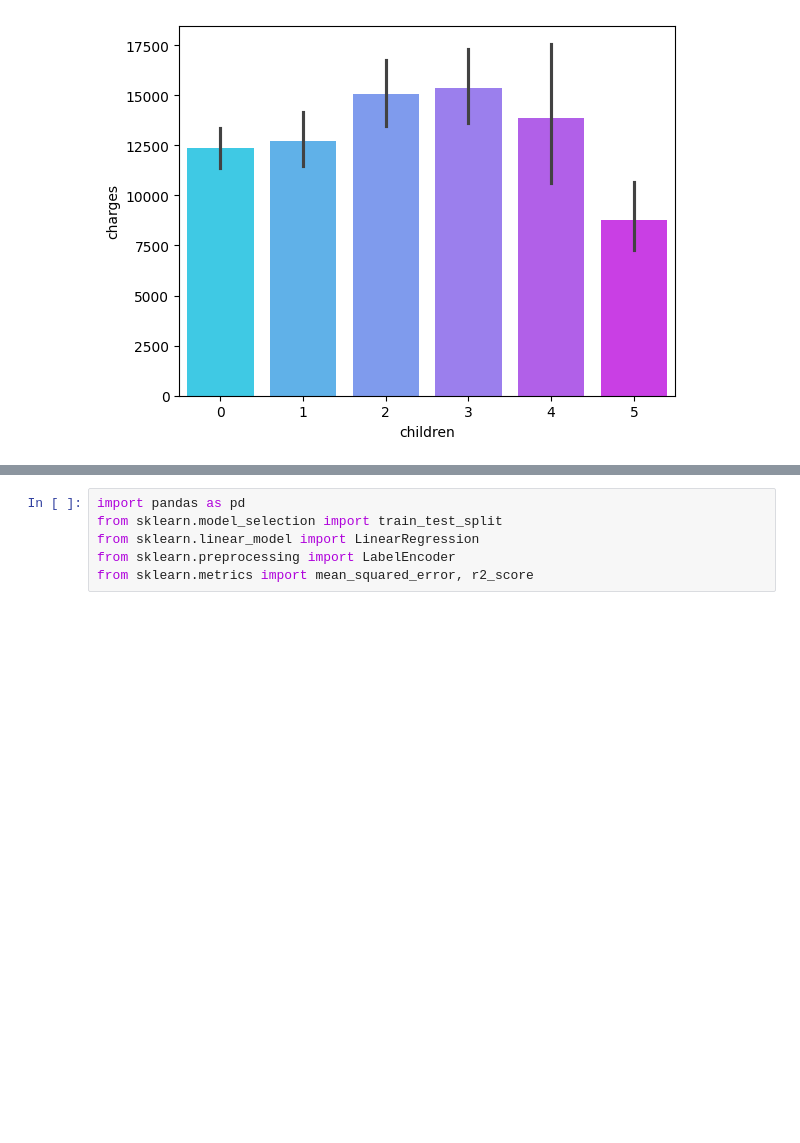
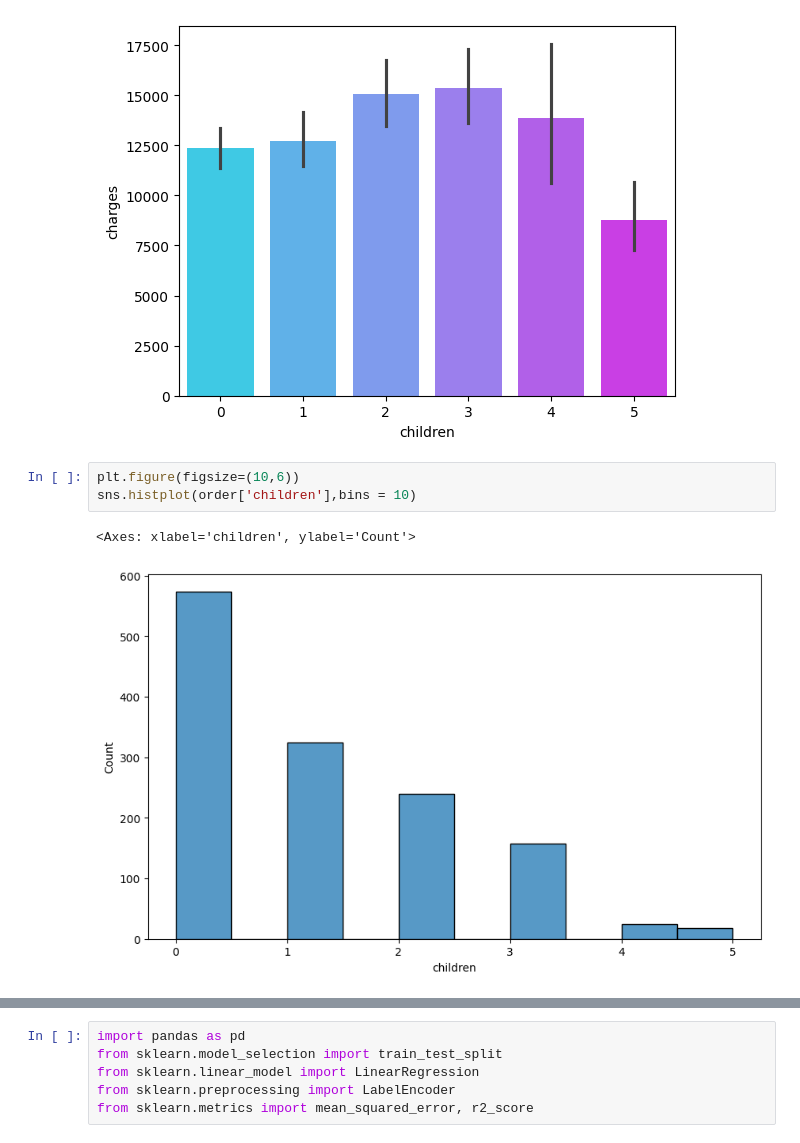
Before and after one commit to shimnasherin77-prog/EDA-project, a Jupyter notebook: project.ipynb, the cells around one changed output, grey strips where cells are left out. Saved outputs shown, nothing was run; the diff lists cells and outputs as text; blank space fills up the shorter version.

```diff
--- a/project.ipynb
+++ b/project.ipynb
@@ -72,3 +72,9 @@ Passing `palette` without assigning `hue` is deprecated and will be removed in v
   sns.barplot(x='children', y='charges', data=order, palette='cool')
 <Axes: xlabel='children', ylabel='charges'>
 [figure]
+# %%
+plt.figure(figsize=(10,6))
+sns.histplot(order['children'],bins = 10)
+# %% [output]
+<Axes: xlabel='children', ylabel='Count'>
+[figure, added]
```
Also changed, not shown: parts of 5 cells of this notebook.
